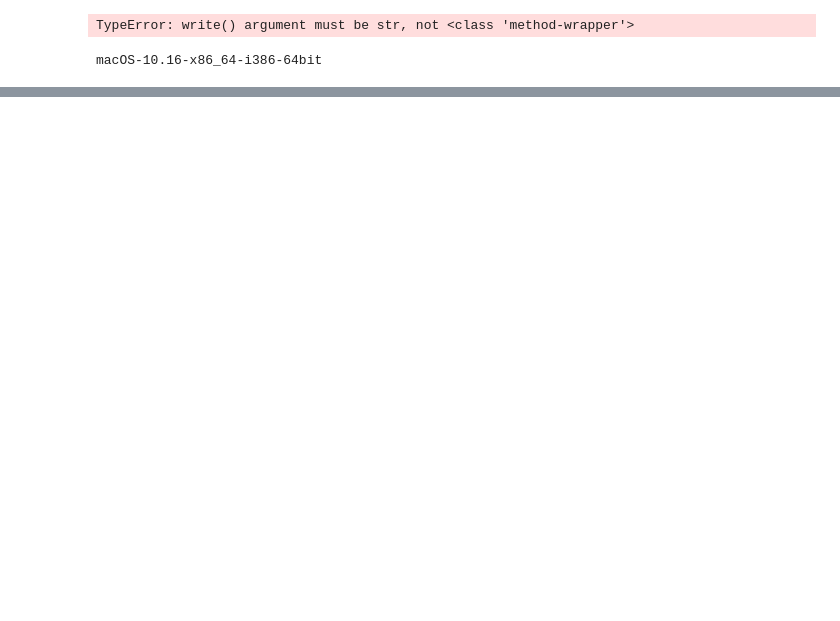
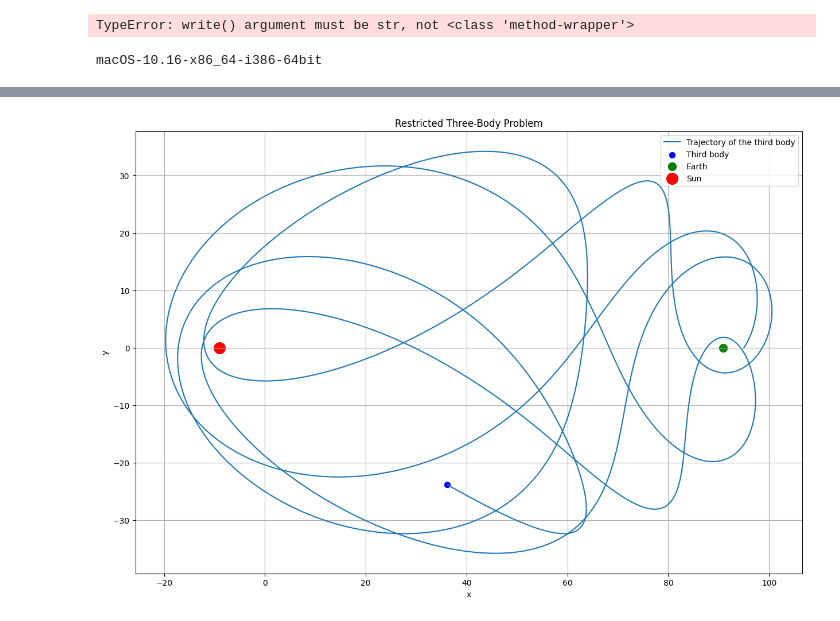
Before and after one commit to michelebanfi/chaotic-time-series-prediction, a Jupyter notebook: test.ipynb, the cells around one changed output, grey strips where cells are left out. Cells and saved outputs as stored; diff of their text form; code cells hidden in the pictures; blank space fills up the shorter version.

```diff
--- a/test.ipynb
+++ b/test.ipynb
@@ -14,0 +86,18 @@ macOS-10.16-x86_64-i386-64bit
+# %%
+df = pd.read_csv('Data/R3BP/3BP_1.csv')
+data = df[['x','y']].values
+# %%
+plt.figure(figsize=(15, 10))
+data = data[:-7000, :]
+plt.plot(data[:, 0], data[:, 1], label='Trajectory of the third body')
+plt.scatter(data[-1, 0], data[-1, 1], color='blue', label='Third body', s=50)
+plt.scatter(90.909090, 0, color='green', label='Earth', s=100)
+plt.scatter(-9.090909,0, color='red', label='Sun', s=200)
+plt.xlabel('x')
+plt.ylabel('y')
+plt.legend()
+plt.title('Restricted Three-Body Problem')
+plt.grid()
+plt.show()
+# %% [output]
+[figure, added]
```
Also changed, not shown: parts of 6 cells of this notebook, 57 other files.
